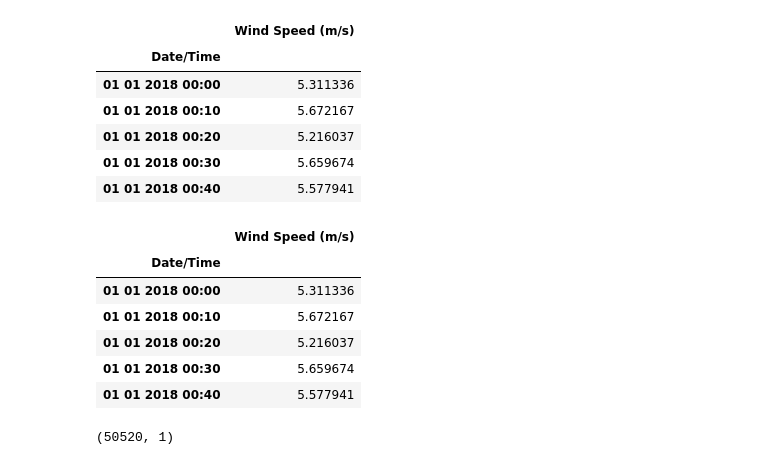
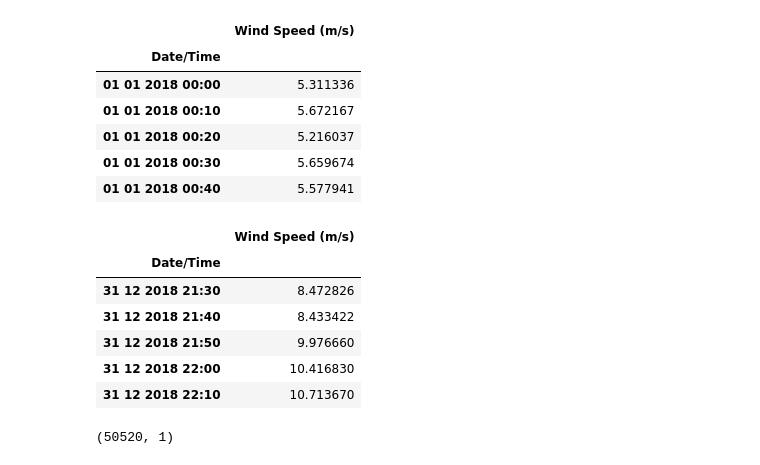
Before and after one commit to SmartPracticeschool/SBSPS-Challenge-1160-Predicting-the-energy-output-of-wind-turbine-based-on-weather-condition, a Jupyter notebook: 03 Building Models - Deep Learning Models/windspeedlstm.ipynb, the cells around one changed output. Saved outputs shown, nothing was run; the diff lists cells and outputs as text; code cells hidden in the pictures.

```diff
--- a/03 Building Models - Deep Learning Models/windspeedlstm.ipynb
+++ b/03 Building Models - Deep Learning Models/windspeedlstm.ipynb
@@ -107,15 +111,15 @@ series.head()
 # %%
 for i in range(0,10):
   series = series[:-1]
-series.head()
+series.tail()
 # %% [output]
 |  | Wind Speed (m/s) |
 | Date/Time |  |
-| 01 01 2018 00:00 | 5.311336 |
-| 01 01 2018 00:10 | 5.672167 |
-| 01 01 2018 00:20 | 5.216037 |
-| 01 01 2018 00:30 | 5.659674 |
-| 01 01 2018 00:40 | 5.577941 |
+| 31 12 2018 21:30 | 8.472826 |
+| 31 12 2018 21:40 | 8.433422 |
+| 31 12 2018 21:50 | 9.976660 |
+| 31 12 2018 22:00 | 10.416830 |
+| 31 12 2018 22:10 | 10.713670 |
 # %%
 series.shape
 # %% [output]
```
Also changed, not shown: parts of 8 cells of this notebook, 2 other files.
